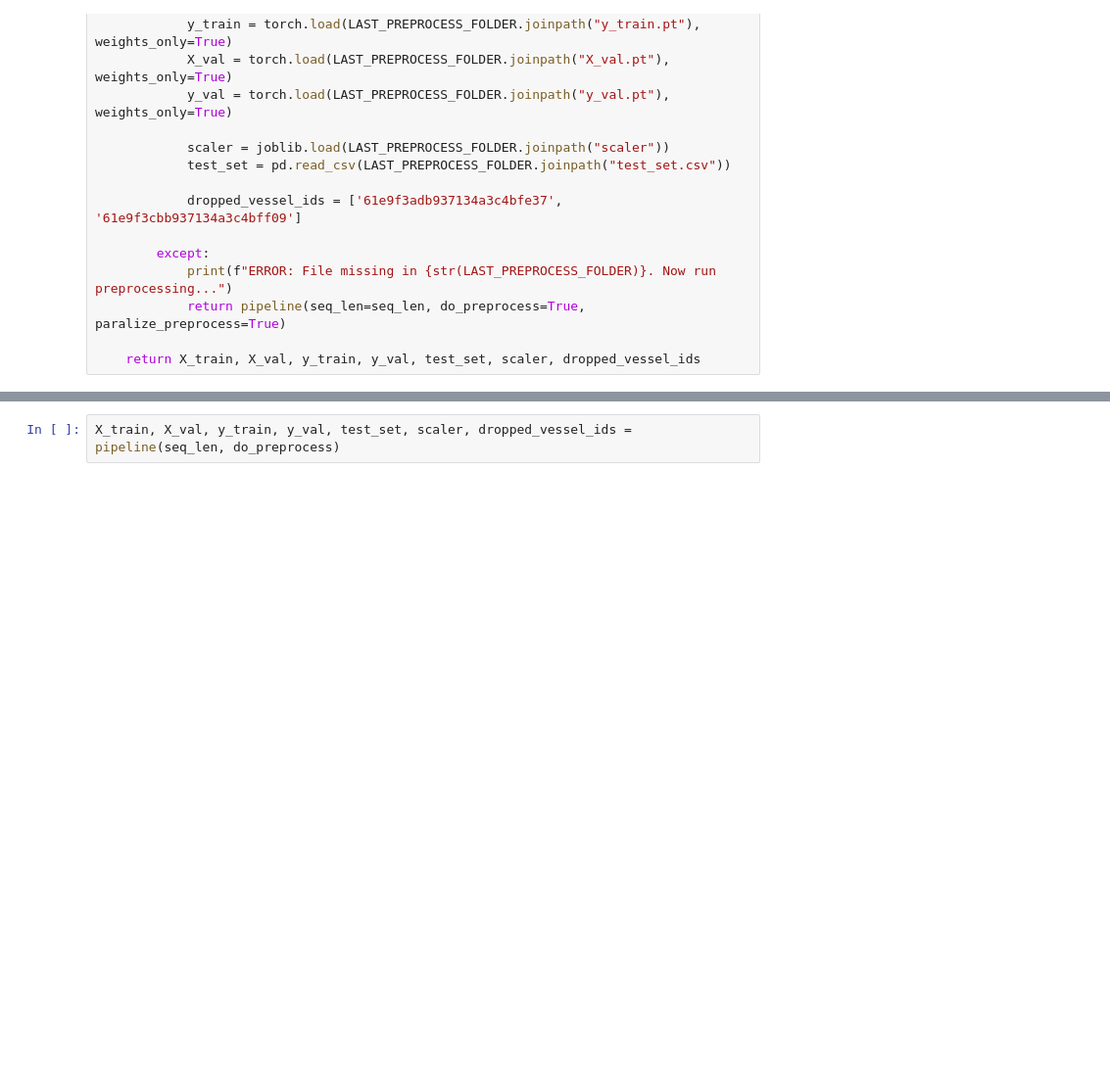
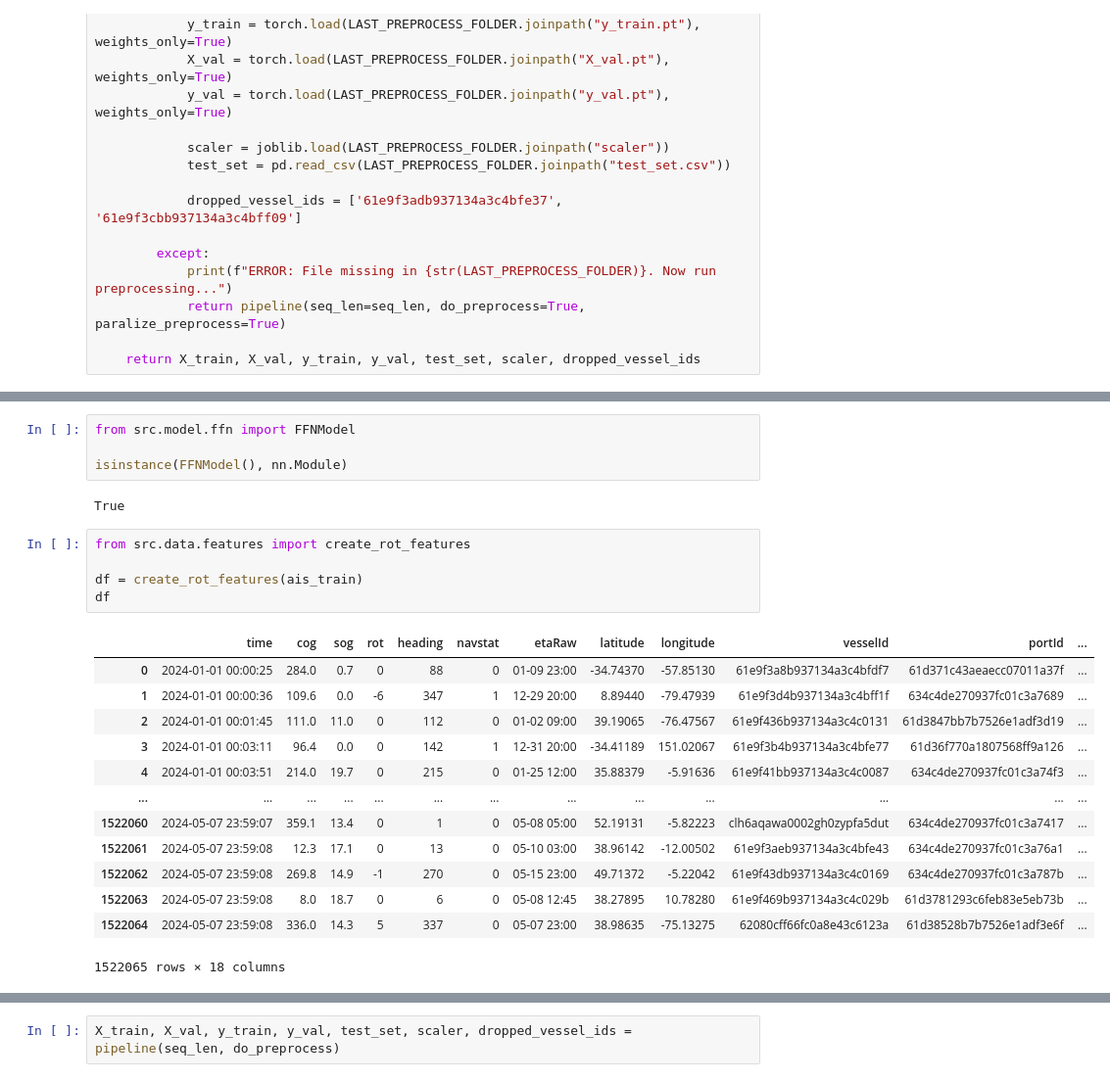
Before and after one commit to art-test-stack/vessel_position_forecast, a Jupyter notebook: test_pipeline.ipynb, the cells around one changed output, grey strips where cells are left out. Shown: that part at 98% size. Cells and saved outputs as stored; diff of their text form; blank space fills up the shorter version.

```diff
--- a/test_pipeline.ipynb
+++ b/test_pipeline.ipynb
@@ -102,0 +247,25 @@ def pipeline(seq_len = 48, do_preprocess = True):
+# %%
+from src.model.ffn import FFNModel
+
+isinstance(FFNModel(), nn.Module)
+# %% [output]
+True
+# %%
+from src.data.features import create_rot_features
+
+df = create_rot_features(ais_train)
+df
+# %% [output]
+|  | time | cog | sog | rot | heading | navstat | etaRaw | latitude | longitude | vesselId | portId | ... |
+| 0 | 2024-01-01 00:00:25 | 284.0 | 0.7 | 0 | 88 | 0 | 01-09 23:00 | -34.74370 | -57.85130 | 61e9f3a8b937134a3c4bfdf7 | 61d371c43aeaecc07011a37f | ... |
+| 1 | 2024-01-01 00:00:36 | 109.6 | 0.0 | -6 | 347 | 1 | 12-29 20:00 | 8.89440 | -79.47939 | 61e9f3d4b937134a3c4bff1f | 634c4de270937fc01c3a7689 | ... |
+| 2 | 2024-01-01 00:01:45 | 111.0 | 11.0 | 0 | 112 | 0 | 01-02 09:00 | 39.19065 | -76.47567 | 61e9f436b937134a3c4c0131 | 61d3847bb7b7526e1adf3d19 | ... |
+| 3 | 2024-01-01 00:03:11 | 96.4 | 0.0 | 0 | 142 | 1 | 12-31 20:00 | -34.41189 | 151.02067 | 61e9f3b4b937134a3c4bfe77 | 61d36f770a1807568ff9a126 | ... |
+| 4 | 2024-01-01 00:03:51 | 214.0 | 19.7 | 0 | 215 | 0 | 01-25 12:00 | 35.88379 | -5.91636 | 61e9f41bb937134a3c4c0087 | 634c4de270937fc01c3a74f3 | ... |
+| ... | ... | ... | ... | ... | ... | ... | ... | ... | ... | ... | ... | ... |
+| 1522060 | 2024-05-07 23:59:07 | 359.1 | 13.4 | 0 | 1 | 0 | 05-08 05:00 | 52.19131 | -5.82223 | clh6aqawa0002gh0zypfa5dut | 634c4de270937fc01c3a7417 | ... |
+| 1522061 | 2024-05-07 23:59:08 | 12.3 | 17.1 | 0 | 13 | 0 | 05-10 03:00 | 38.96142 | -12.00502 | 61e9f3aeb937134a3c4bfe43 | 634c4de270937fc01c3a76a1 | ... |
+| 1522062 | 2024-05-07 23:59:08 | 269.8 | 14.9 | -1 | 270 | 0 | 05-15 23:00 | 49.71372 | -5.22042 | 61e9f43db937134a3c4c0169 | 634c4de270937fc01c3a787b | ... |
+| 1522063 | 2024-05-07 23:59:08 | 8.0 | 18.7 | 0 | 6 | 0 | 05-08 12:45 | 38.27895 | 10.78280 | 61e9f469b937134a3c4c029b | 61d3781293c6feb83e5eb73b | ... |
+| 1522064 | 2024-05-07 23:59:08 | 336.0 | 14.3 | 5 | 337 | 0 | 05-07 23:00 | 38.98635 | -75.13275 | 62080cff66fc0a8e43c6123a | 61d38528b7b7526e1adf3e6f | ... |
+1522065 rows × 18 columns
```
Also changed, not shown: parts of 43 cells of this notebook, 3 other files.
